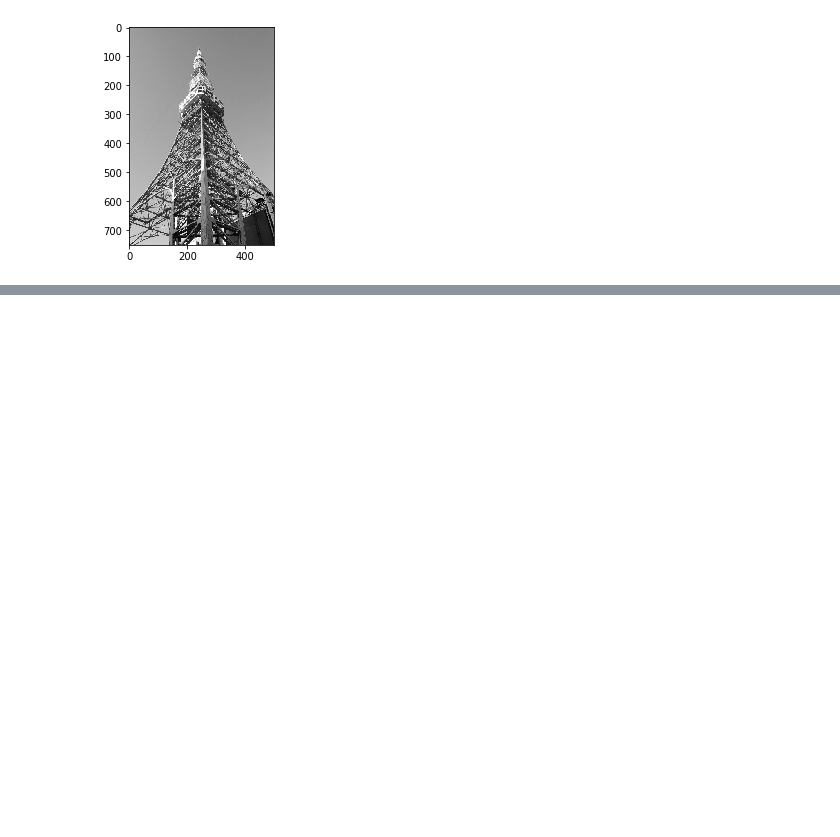
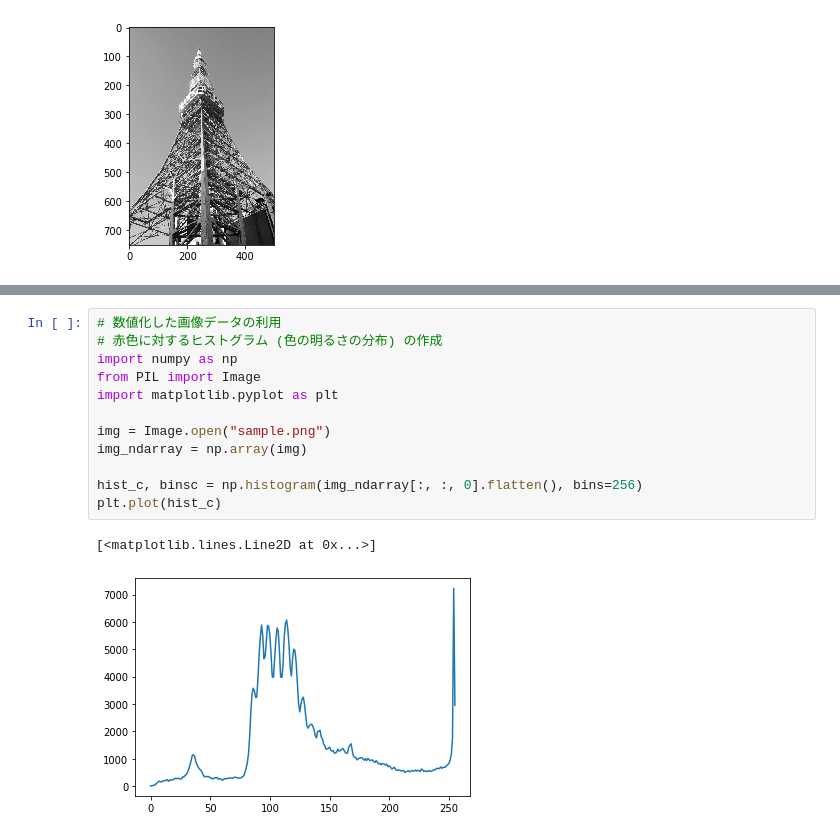
Before and after one commit to DZGK/LearningPython, a Jupyter notebook: tel_4_Pillow.ipynb, the cells around one changed output, grey strips where cells are left out. Cells and saved outputs as stored; diff of their text form; blank space fills up the shorter version.

```diff
--- a/tel_4_Pillow.ipynb
+++ b/tel_4_Pillow.ipynb
@@ -74,0 +140,15 @@ plt.imshow(img2)
+# %%
+# 数値化した画像データの利用
+# 赤色に対するヒストグラム (色の明るさの分布) の作成
+import numpy as np
+from PIL import Image
+import matplotlib.pyplot as plt
+
+img = Image.open("sample.png")
+img_ndarray = np.array(img)
+
+hist_c, binsc = np.histogram(img_ndarray[:, :, 0].flatten(), bins=256)
+plt.plot(hist_c)
+# %% [output]
+[<matplotlib.lines.Line2D at 0x...>]
+[figure, added]
```
Also changed, not shown: parts of 7 cells of this notebook.
